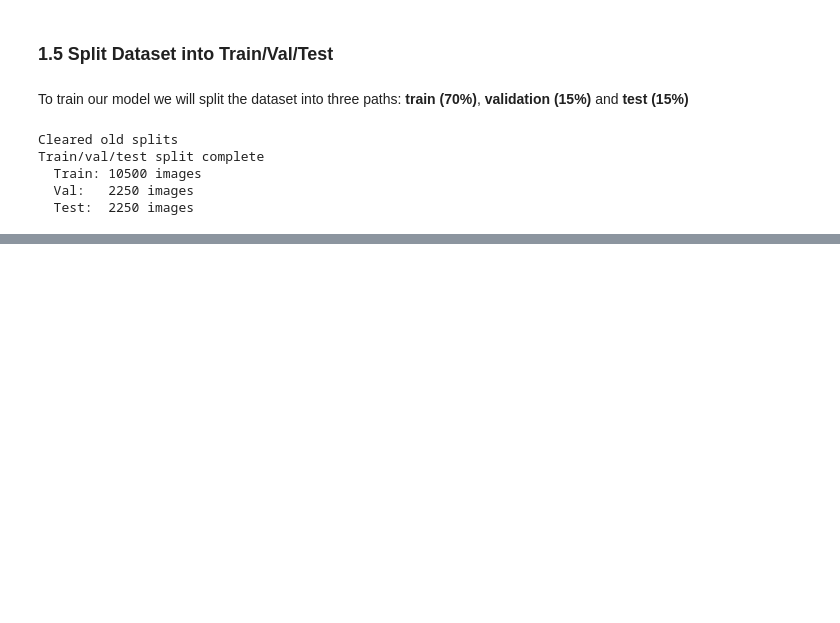
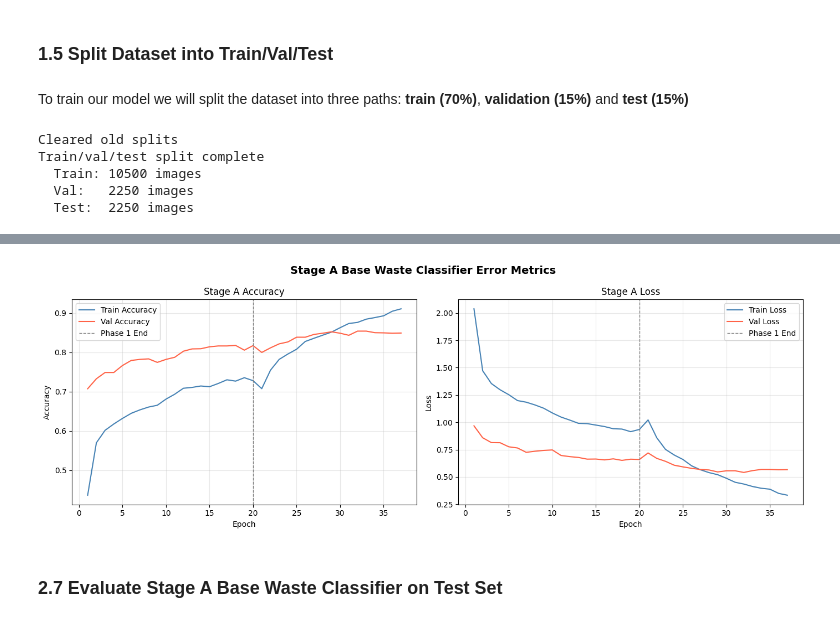
Before and after one commit to Raghavsk24/EcoBin, a Jupyter notebook: ecobin-end-to-end-waste-classification-pipeline.ipynb, the cells around one changed output, grey strips where cells are left out. Cells and saved outputs as stored; diff of their text form; code cells hidden in the pictures; blank space fills up the shorter version.

Commit message:
Step 2: Train Stage A Base Waste Classifier

```diff
--- a/ecobin-end-to-end-waste-classification-pipeline.ipynb
+++ b/ecobin-end-to-end-waste-classification-pipeline.ipynb
@@ -244,0 +342,9 @@ Train/val/test split complete
+# %%
+data_augmentation = tf.keras.Sequential([
+    layers.RandomRotation(factor=60/360),
+    layers.RandomZoom(height_factor=0.2),
+    layers.RandomTranslation(height_factor=0.15, width_factor=0.15),
+    layers.RandomFlip("horizontal_and_vertical"),
+    layers.RandomBrightness(factor=0.3),
+    layers.RandomContrast(factor=0.3),
+], name="augmentation")
@@ -244,0 +538,46 @@ Train/val/test split complete
+# %%
+# Combine history across both phases
+def combine_histories(histories):
+    combined = {}
+    for key in histories[0].history.keys():
+        combined[key] = []
+        for hist in histories:
+            combined[key].extend(hist.history[key])
+    return combined
+
+history_v2 = combine_histories([history_p1, history_p2])
+epochs = range(1, len(history_v2['accuracy']) + 1)
+
+# Mark the end of Phase 1 on the plot
+p1_end = len(history_p1.history['accuracy'])
+
+fig, (ax1, ax2) = plt.subplots(1, 2, figsize=(14, 5))
+
+# Plot Stage A Accuracy
+ax1.plot(epochs, history_v2['accuracy'],     label='Train Accuracy', color='steelblue')
+ax1.plot(epochs, history_v2['val_accuracy'], label='Val Accuracy',   color='tomato')
+ax1.axvline(x=p1_end, color='gray', linestyle='--', linewidth=1, label='Phase 1 End')
+ax1.set_title('Stage A Accuracy')
+ax1.set_xlabel('Epoch')
+ax1.set_ylabel('Accuracy')
+ax1.legend()
+ax1.grid(True, alpha=0.3)
+
+# Plot Stage A Loss
+ax2.plot(epochs, history_v2['loss'],     label='Train Loss', color='steelblue')
+ax2.plot(epochs, history_v2['val_loss'], label='Val Loss',   color='tomato')
+ax2.axvline(x=p1_end, color='gray', linestyle='--', linewidth=1, label='Phase 1 End')
+ax2.set_title('Stage A Loss')
+ax2.set_xlabel('Epoch')
+ax2.set_ylabel('Loss')
+ax2.legend()
+ax2.grid(True, alpha=0.3)
+
+plt.suptitle('Stage A Base Waste Classifier Error Metrics', fontsize=14, fontweight='bold')
+plt.tight_layout()
+plt.savefig('stage_a_error_metrics.png', dpi=150, bbox_inches='tight')
+plt.show()
+# %% [output]
+[figure, added]
+# %% [markdown]
+### 2.7 Evaluate Stage A Base Waste Classifier on Test Set
```
Also changed, not shown: parts of 25 cells of this notebook.
